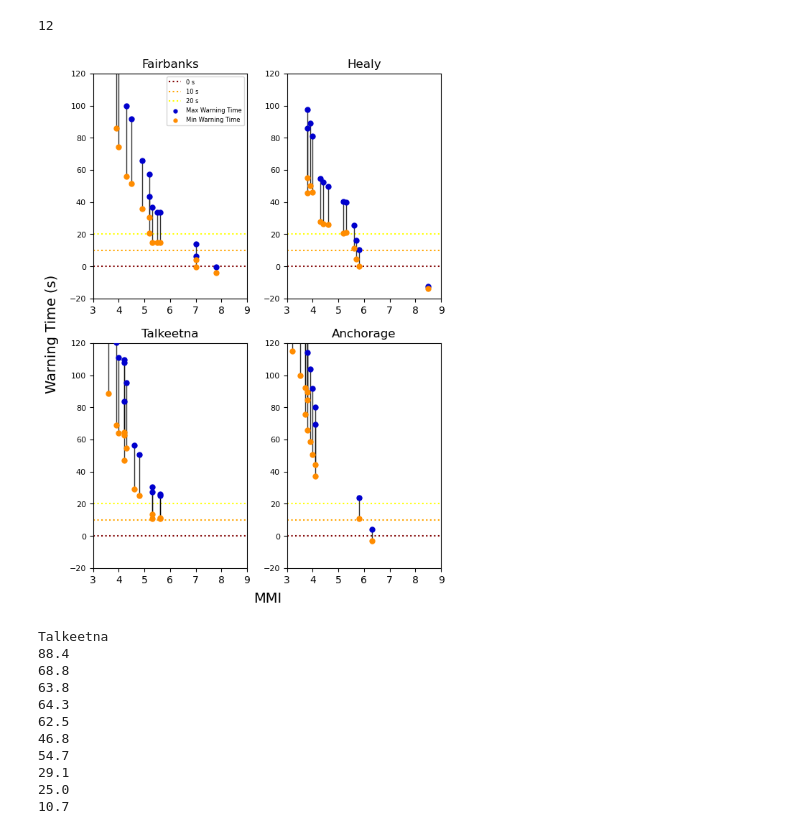
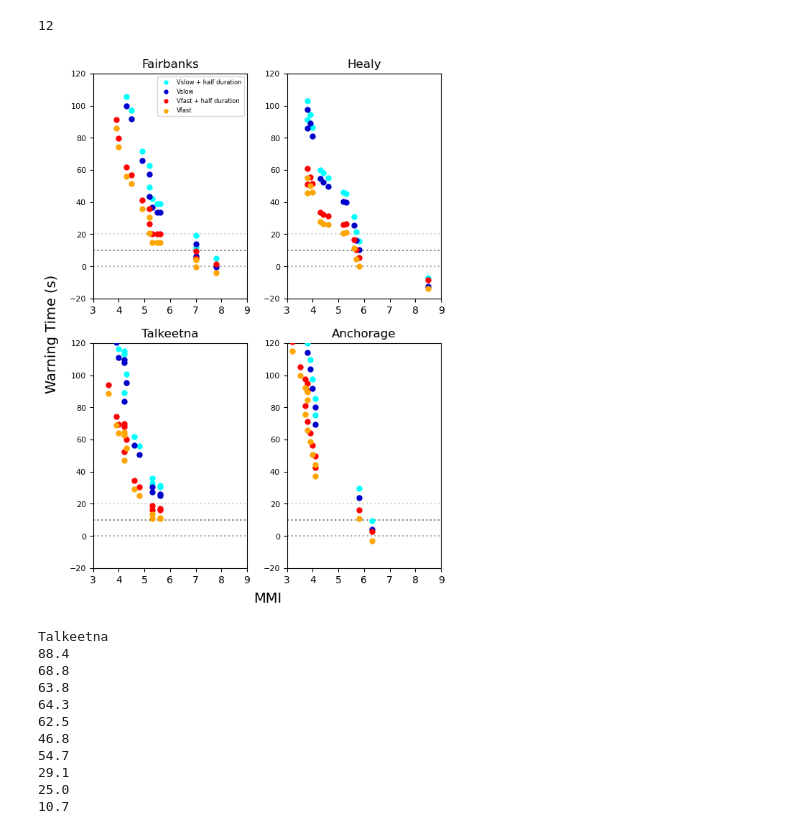
Before and after one commit to alexfozkos/ShakeMapsProcessor, a Jupyter notebook: Interior Graphs ranges.ipynb, the cells around one changed output. Saved outputs shown, nothing was run; the diff lists cells and outputs as text; code cells hidden in the pictures.

Commit message:
unilateral and half duration updates

```diff
--- a/Interior Graphs ranges.ipynb
+++ b/Interior Graphs ranges.ipynb
@@ -115,7 +115,7 @@ fig, ax = plt.subplots(2, 2, figsize=(6, 8))
 plots = {}
 n = 0
 s = 100
-warn_colors = ['maroon', 'orange', 'yellow']
+warn_colors = ['darkgray', 'gray', 'lightgray']
 
 for name, data in comm_dict.items():
     if name == 'Fairbanks':
@@ -135,19 +135,20 @@ for name, data in comm_dict.items():
     data_sorted = data_sorted[:, data_sorted[2, :].argsort()]
 
     for i in range(0, 3):
-        ax[index].axhline(i*10, lw=1.5, c=warn_colors[i], ls=':', zorder=0, label='%i s' % (i*10))
+        ax[index].axhline(i*10, lw=1.5, c=warn_colors[i], ls=':', zorder=0)
     # ax[index].scatter(x=data_sorted[2, :], y=data_sorted[0, :], marker='o', s=100, c='darkorange', label='Min WT', zorder=4, alpha=0.8)
     # ax[index].scatter(x=data_sorted[2, :], y=data_sorted[1, :], marker='o', s=100, c='darkblue', label='Max WT', zorder=4, alpha=0.8)
 
-    for i in range(0, 13):
-        if i == 0:
-            label = 'WT range'
-        else:
-            label = False
-        ax[index].vlines(x=data_sorted[2, i], ymin=data_sorted[0, i], ymax=data_sorted[1, i], lw=1, color='k', label=None, zorder=3, alpha=0.8)
-
-    ax[index].scatter(x=data_sorted[2, :], y=data_sorted[1, :], marker='.', s=s, c='mediumblue', zorder=4, alpha=1, label='Max Warning Time')
-    ax[index].scatter(x=data_sorted[2, :], y=data_sorted[0, :], marker='.', s=s, c='darkorange', zorder=4, alpha=1, label='Min Warning Time')
+    # for i in range(0, 13):
+    #     if i == 0:
+    #         label = 'WT range'
+    #     else:
+    #         label = False
+    #     ax[index].vlines(x=data_sorted[2, i], ymin=data_sorted[0, i], ymax=data_sorted[1, i], lw=1, color='k', label=None, zorder=3, alpha=0.8)
+    ax[index].scatter(x=data_sorted[2, :], y=data_sorted[1, :]+5.47, marker='.', s=s, c='cyan', zorder=4, alpha=1, label='Vslow + half duration')
+    ax[index].scatter(x=data_sorted[2, :], y=data_sorted[1, :], marker='.', s=s, c='mediumblue', zorder=4, alpha=1, label='Vslow')
+    ax[index].scatter(x=data_sorted[2, :], y=data_sorted[0, :]+5.47, marker='.', s=s, c='red', zorder=4, alpha=1, label='Vfast + half duration')
+    ax[index].scatter(x=data_sorted[2, :], y=data_sorted[0, :], marker='.', s=s, c='orange', zorder=4, alpha=1, label='Vfast')
 
     # for i in range(0, 13):
         # ax[index].text(x=data_sorted[2, i], y=data_sorted[0, i], s='%i' % data_sorted[4, i], zorder=5, fontsize=7, color='k', ha='center', va='center')
@@ -158,34 +159,34 @@ for name, data in comm_dict.items():
     if name == 'Fairbanks':
         ax[index].legend(loc='upper right', fontsize=6, markerscale=0.7)
     ax[index].set_title(name, fontsize=12)
     ax[index].set_ylim(-20, 120)
     ax[index].set_xticks(range(3, 10))
     ax[index].set_xticklabels(range(3, 10))
     # ax[index].set_xticklabels(['III', 'IV', 'V', 'VI', 'VII', 'VIII', 'IX'])
 
     # ax2 = ax[n // 5, n % 5].twinx()
     # pga, = ax2.plot(data['pga'], marker='o', c='r', label='PGA (%g)', markersize=0.5, lw=0.3)
     # ax2.set_ylabel('PGA (%g)', c='r')
     # ax2.set_yscale('log')
     # ax[n // 5, n % 5].legend(handles=[wt, pga])
     n += 1
 # plt.clim[1,8]
 # plt.rc('xtick', labelsize=12)
 # cbar_ax = fig.add_axes([0.15, 0.05, 0.7, 0.05])
 # fig.colorbar(wt, cax=cbar_ax, orientation='horizontal',label='MMI')
 plt.rc('xtick', labelsize=10)
 
 # draw_colorbar(fig, mmimap, None)
 # plt.text(0.48, 1.2, 'MMI', fontsize=16)
 # plt.suptitle('Interior Community Scenario Data', fontsize=18)
 fig.text(0.56, 0.04, 'MMI', ha='center', va='center',fontsize=14)
 fig.text(0.06, 0.5, 'Warning Time (s)', ha='center', va='center', rotation='vertical',fontsize=14)
 plt.tight_layout(rect=[0.07, 0.04, 1, 1])
 plt.savefig('Figures/Interior Crustal/Interior Community Data Increasing MMI (small) range.pdf')
 plt.savefig('Figures/Interior Crustal/Interior Community Data Increasing MMI (small) range.png', dpi=700)
 plt.show()
 # %% [output]
-[figure, old version]
+[figure, new version]
 # %%
 print(name)
 for i in range(0,13): print(data_sorted[0, i])
```
Also changed, not shown: 7 other files.
